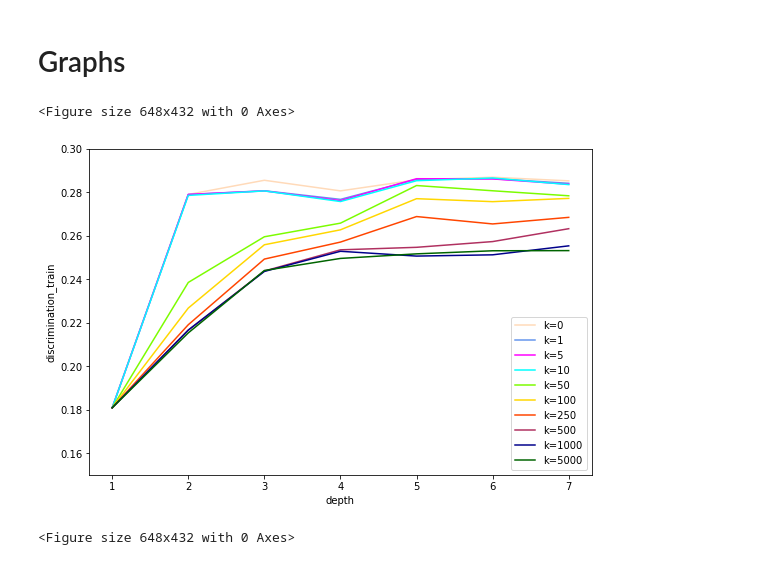
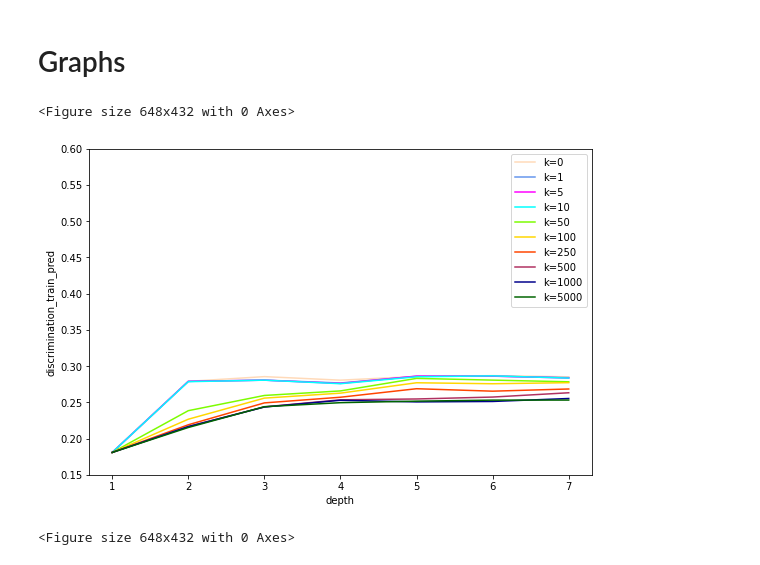
Before and after one commit to Hadyark/Masters-thesis_How-to-find-Decision-Trees-that-are-Optimal, a Jupyter notebook: MyCode/lawsuit_k_supp5.ipynb, the cells around one changed output. Saved outputs shown, nothing was run; the diff lists cells and outputs as text; code cells hidden in the pictures.

```diff
--- a/MyCode/lawsuit_k_supp5.ipynb
+++ b/MyCode/lawsuit_k_supp5.ipynb
@@ -16,7 +16,7 @@ import MyCode.utils as utils
 import graphviz
 # %%
 pd.set_option('max_columns', None)
-FILE_NAME = "lawsuit_k_supp5"
+FILE_NAME = "lawsuit_k_supp5xxx"
 
 # src: https://www.kaggle.com/hjmjerry/gender-discrimination
 df = pandas.read_csv("dataset_perso/Lawsuit.csv")
@@ -88,7 +88,7 @@ X_train, X_test, y_train, y_test, sensitive_train, sensitive_test = utils.train_
 # %%
 import ast
 
-result = pd.DataFrame(columns=['k', 'depth', "random_state", 'clf.error_', 'clf.accuracy_', 'accuracy_train', "accuracy_test", 'discrimination_train', 'discrimination_test', "sum_discrimination_additive", "sum_misclassified", "duration", "min_supp", "tree"])
+result = pd.DataFrame(columns=['k', 'depth', "random_state", 'clf.error_', 'clf.accuracy_', 'accuracy_train', "accuracy_test", "sum_misclassified", "sum_misclassified_pred", "sum_discrimination_additive", 'sum_discrimination_additive_pred', 'discrimination_train',  'discrimination_train_pred','discrimination_test', "duration", "min_supp", "tree"])
 
 def xx(clf):
     print(f"### Depth: {depth} state: {random_state} k:{k} ###")
@@ -104,16 +104,23 @@ def xx(clf):
     y_pred_test = clf.predict(X_test)
     accuracy_test = round(accuracy_score(y_test, y_pred_test), 4)
     print("Accuracy DL8.5 on test set =", accuracy_test)
-    discrimation_train = round(utils.discrimination(y_pred_train, sensitive_train), 4)
-    print("Discrimination of classifier on train", round(utils.discrimination(sensitive_train, y_pred_train), 4))
+    discrimation_train = round(utils.discrimination(y_train, sensitive_train), 4)
+    print("Discrimination of classifier on train", discrimation_train)
+    discrimation_train_pred = round(utils.discrimination(y_pred_train, sensitive_train), 4)
+    print("Discrimination of classifier on train(pred)", discrimation_train_pred)
     discrimation_test = round(utils.discrimination(y_pred_test, sensitive_test), 4)
-    print("Discrimination of classifier on test", round(utils.discrimination(sensitive_test, y_pred_test), 4))
+    print("Discrimination of classifier on test", discrimation_test)
     print(f"error: {clf.error_}")
 
+    utils.tree_upgrade(clf.tree_, np.asarray(y_pred_train), sensitive_train)
+    sum_discrimation_additive_pred = round(utils.sum_elem_tree(ast.literal_eval(str(clf.tree_)), 'discrimination_additive', s=list(), bool=False),4)
+    sum_misclassified_pred = round(utils.sum_elem_tree(clf.tree_, 'misclassified', s=list(), bool=False),4)
+
     utils.tree_upgrade(clf.tree_, y_train, sensitive_train)
-    sum_discrimation_additive = utils.sum_elem_tree(ast.literal_eval(str(clf.tree_)), 'discrimination_additive', s=list(), bool=False)
-    sum_misclassified = utils.sum_elem_tree(clf.tree_, 'misclassified', s=list(), bool=False)
-    result.loc[len(result.index)] = [k, depth, random_state, clf.error_, clf.accuracy_, accuracy_train, accuracy_test, abs(discrimation_train), abs(discrimation_test), sum_discrimation_additive, sum_misclassified, duration, min_supp, clf.tree_]
+    sum_discrimation_additive = round(utils.sum_elem_tree(ast.literal_eval(str(clf.tree_)), 'discrimination_additive', s=list(), bool=False),4)
+    sum_misclassified = round(utils.sum_elem_tree(clf.tree_, 'misclassified', s=list(), bool=False),4)
+
+    result.loc[len(result.index)] = [k, depth, random_state, clf.error_, clf.accuracy_, accuracy_train, accuracy_test, sum_misclassified, sum_misclassified_pred, abs(sum_discrimation_additive), abs(sum_discrimation_additive_pred), abs(discrimation_train), abs(discrimation_train_pred) ,abs(discrimation_test),  duration, min_supp, clf.tree_]
 
 if False:
     for depth in [1, 2, 3, 4, 5, 6, 7]:
@@ -128,9 +135,9 @@ if False:
                     clf = DL85Classifier(max_depth=depth, error_function=lambda tids: utils.error(list(tids), k, y_train, sensitive_train), min_sup=min_supp, time_limit=600)
                     xx(clf)
                     print()
-        result.to_csv('save/'+FILE_NAME, index=False)
+        result.to_csv('save/'+FILE_NAME+'.csv', index=False)
 # %%
-result = pd.read_csv('save/'+FILE_NAME)
+result = pd.read_csv('save/'+FILE_NAME+".csv")
 result = result.sort_values(['k', 'depth', 'min_supp'])
 result
 # %% [output]
@@ -174,10 +185,10 @@ discrimation_train
 # %% [markdown]
 # Graphs
 # %%
-utils.plot_mean("depth", "discrimination_train", result, 0.15, 0.3)
+utils.plot_mean("depth", "discrimination_train_pred", result, 0.15, 0.6)
 # %% [output]
 <Figure size 648x432 with 0 Axes>
-[figure, old version]
+[figure, new version]
 # %%
 utils.plot_mean("depth", "discrimination_test", result, 0, 0.4)
 # %% [output]
```
Also changed, not shown: parts of 15 cells of this notebook, 32 other files.
